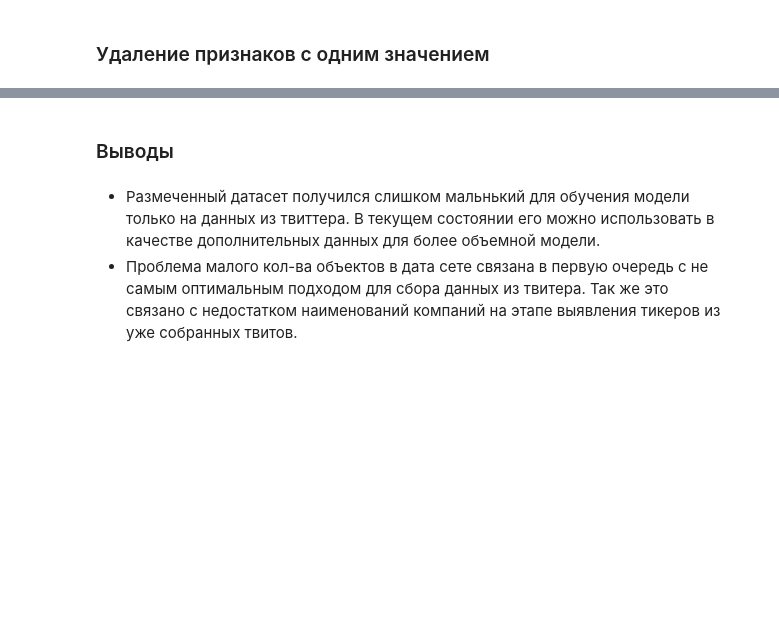
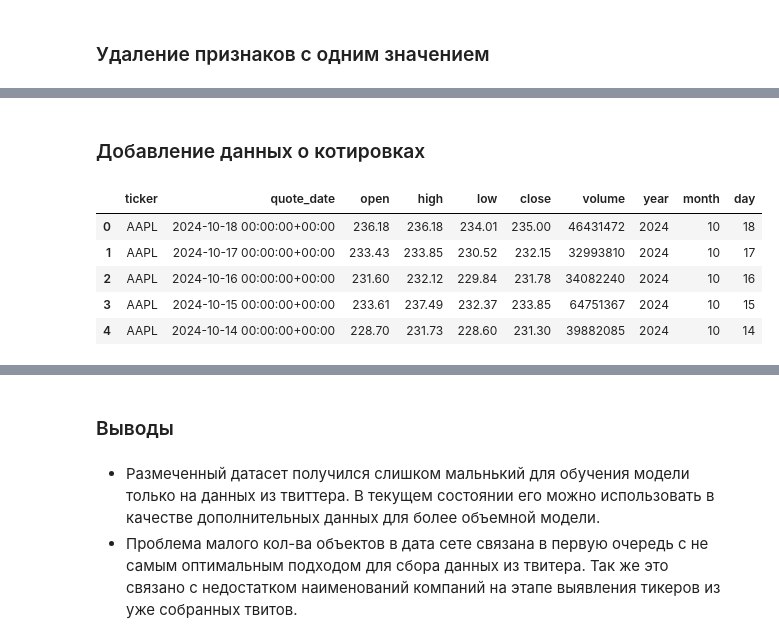
Before and after one commit to vasilyryabtsev/futures-price-prediction, a Jupyter notebook: twitter_parser/infls/inflEDA.ipynb, the cells around one changed output, grey strips where cells are left out. Cells and saved outputs as stored; diff of their text form; code cells hidden in the pictures; blank space fills up the shorter version.

Commit message:
add quote data

```diff
--- a/twitter_parser/infls/inflEDA.ipynb
+++ b/twitter_parser/infls/inflEDA.ipynb
@@ -488,0 +494,18 @@ edits_remaining deleted
+# %% [markdown]
+### Добавление данных о котировках ###
+# %%
+qs = pd.read_csv('../../quotes.csv', index_col=0).drop('id', axis=1)
+
+qs['quote_date'] = pd.to_datetime(qs['quote_date'], utc=True)
+qs['year'] = qs['quote_date'].dt.year
+qs['month'] = qs['quote_date'].dt.month
+qs['day'] = qs['quote_date'].dt.day
+
+qs.head()
+# %% [output]
+|  | ticker | quote_date | open | high | low | close | volume | year | month | day |
+| 0 | AAPL | 2024-10-18 00:00:00+00:00 | 236.18 | 236.18 | 234.01 | 235.00 | 46431472 | 2024 | 10 | 18 |
+| 1 | AAPL | 2024-10-17 00:00:00+00:00 | 233.43 | 233.85 | 230.52 | 232.15 | 32993810 | 2024 | 10 | 17 |
+| 2 | AAPL | 2024-10-16 00:00:00+00:00 | 231.60 | 232.12 | 229.84 | 231.78 | 34082240 | 2024 | 10 | 16 |
+| 3 | AAPL | 2024-10-15 00:00:00+00:00 | 233.61 | 237.49 | 232.37 | 233.85 | 64751367 | 2024 | 10 | 15 |
+| 4 | AAPL | 2024-10-14 00:00:00+00:00 | 228.70 | 231.73 | 228.60 | 231.30 | 39882085 | 2024 | 10 | 14 |
```
Also changed, not shown: parts of 20 cells of this notebook.
